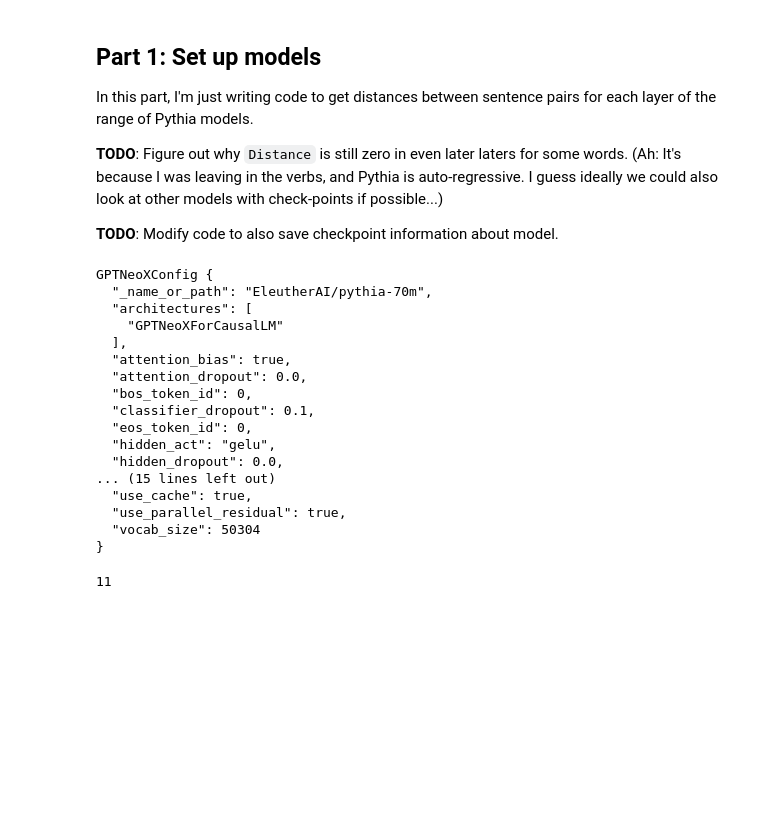
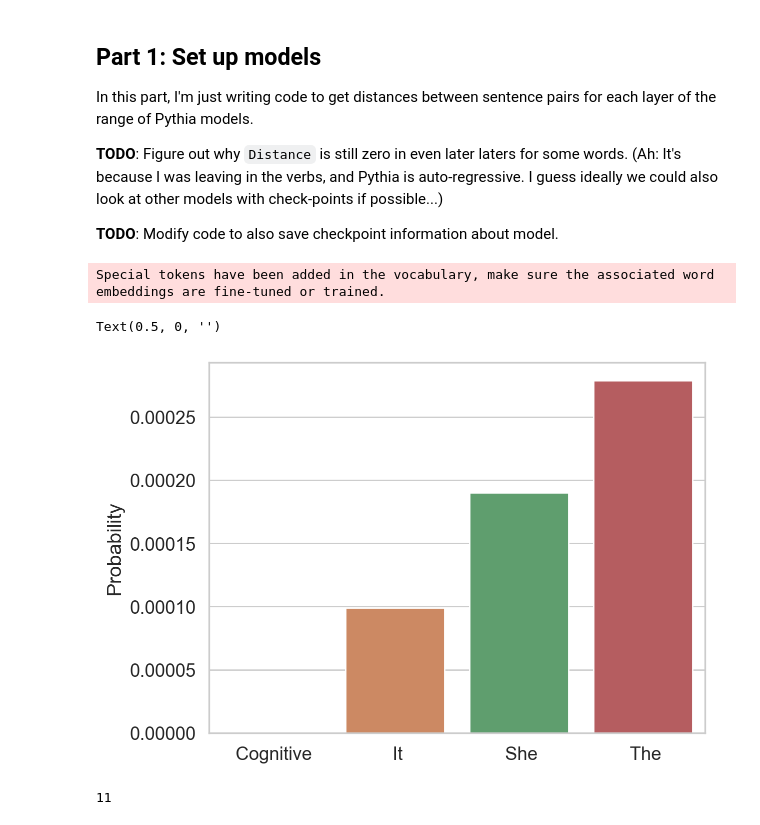
Before and after one commit to seantrott/entangled_meanings, a Jupyter notebook: notebooks/Pythia over time.ipynb, the cells around one changed output. Cells and saved outputs as stored; diff of their text form; code cells hidden in the pictures; blank space fills up the shorter version.

Commit message:
attention analysis

```diff
--- a/notebooks/Pythia over time.ipynb
+++ b/notebooks/Pythia over time.ipynb
@@ -158,29 +202,31 @@ MODELS = [
           ]
 # %%
 model = GPTNeoXForCausalLM.from_pretrained(
-    'EleutherAI/pythia-70m',
+    'EleutherAI/pythia-14m',
     output_hidden_states = True
 )
+tokenizer = AutoTokenizer.from_pretrained('EleutherAI/pythia-14m')
+# %% [output]
+Special tokens have been added in the vocabulary, make sure the associated word embeddings are fine-tuned or trained.
-# %%
-model.config
-# %% [output]
-GPTNeoXConfig {
-  "_name_or_path": "EleutherAI/pythia-70m",
-  "architectures": [
-    "GPTNeoXForCausalLM"
-  ],
-  "attention_bias": true,
-  "attention_dropout": 0.0,
-  "bos_token_id": 0,
-  "classifier_dropout": 0.1,
-  "eos_token_id": 0,
-  "hidden_act": "gelu",
-  "hidden_dropout": 0.0,
-... (15 lines left out)
-  "use_cache": true,
-  "use_parallel_residual": true,
-  "vocab_size": 50304
-}
+# %%
+sentence = "She likes the marinated lamb. "
+candidates = [" She", " It", " The", " Cognitive"]
+
+results = []
+for candidate in candidates:
+  prob = next_seq_prob(model, tokenizer, sentence, candidate)
+  results.append({
+      'Word': candidate,
+      'Probability': prob
+  })
+# %%
+df_results = pd.DataFrame(results)
+df_results = df_results.sort_values("Probability")
+sns.barplot(data = df_results, x = "Word", y = "Probability")
+plt.xlabel("")
+# %% [output]
+Text(0.5, 0, '')
+[figure, added]
 # %%
 def generate_revisions_test():
     # Fixed initial steps
```
Also changed, not shown: parts of 1 cell of this notebook, 8 other files.
